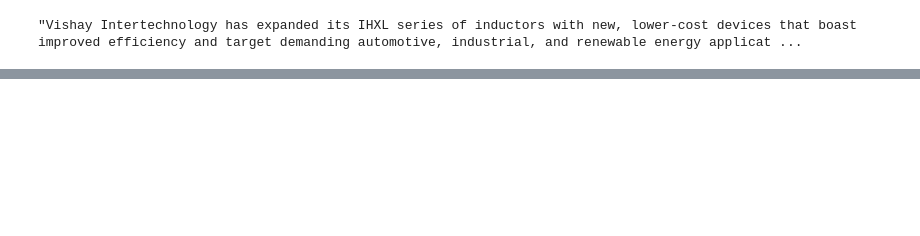
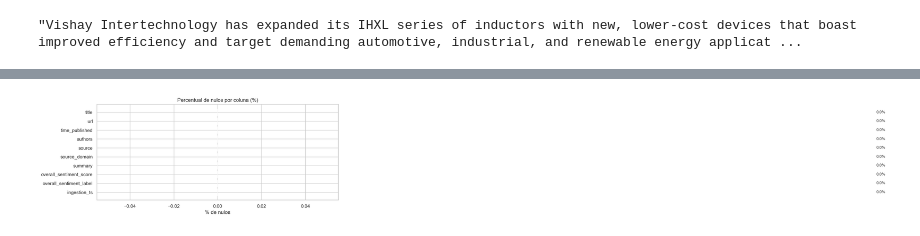
Before and after one commit to thiago2608santana/data-collection, a Jupyter notebook: exploration_alpha_vantage.ipynb, the cells around one changed output, grey strips where cells are left out. Saved outputs shown, nothing was run; the diff lists cells and outputs as text; code cells hidden in the pictures; blank space fills up the shorter version.

```diff
--- a/exploration_alpha_vantage.ipynb
+++ b/exploration_alpha_vantage.ipynb
@@ -49,0 +128,19 @@ df.select('summary').collect()[403][0]
+# %%
+# --- Cobertura de nulos por coluna ---
+cols = [c for c in df.columns if c not in ('topics', 'ticker_sentiment')]
+null_pdf = df.select([
+    (F.count(F.when(F.col(c).isNull(), c)) / F.count('*')).alias(c)
+    for c in cols
+]).toPandas().T.reset_index()
+null_pdf.columns = ['coluna', 'pct_nulo']
+null_pdf = null_pdf.sort_values('pct_nulo', ascending=False)
+
+fig, ax = plt.subplots(figsize=(10, 4))
+ax.barh(null_pdf['coluna'], null_pdf['pct_nulo'] * 100, color='#C44E52')
+ax.set_title('Percentual de nulos por coluna (%)')
+ax.set_xlabel('% de nulos'); ax.invert_yaxis()
+for i, v in enumerate(null_pdf['pct_nulo'] * 100):
+    ax.text(v + 0.3, i, f'{v:.1f}%', va='center', fontsize=9)
+plt.tight_layout(); plt.show()
+# %% [output]
+[figure, added]
```
Also changed, not shown: parts of 32 cells of this notebook, 4 other files.
